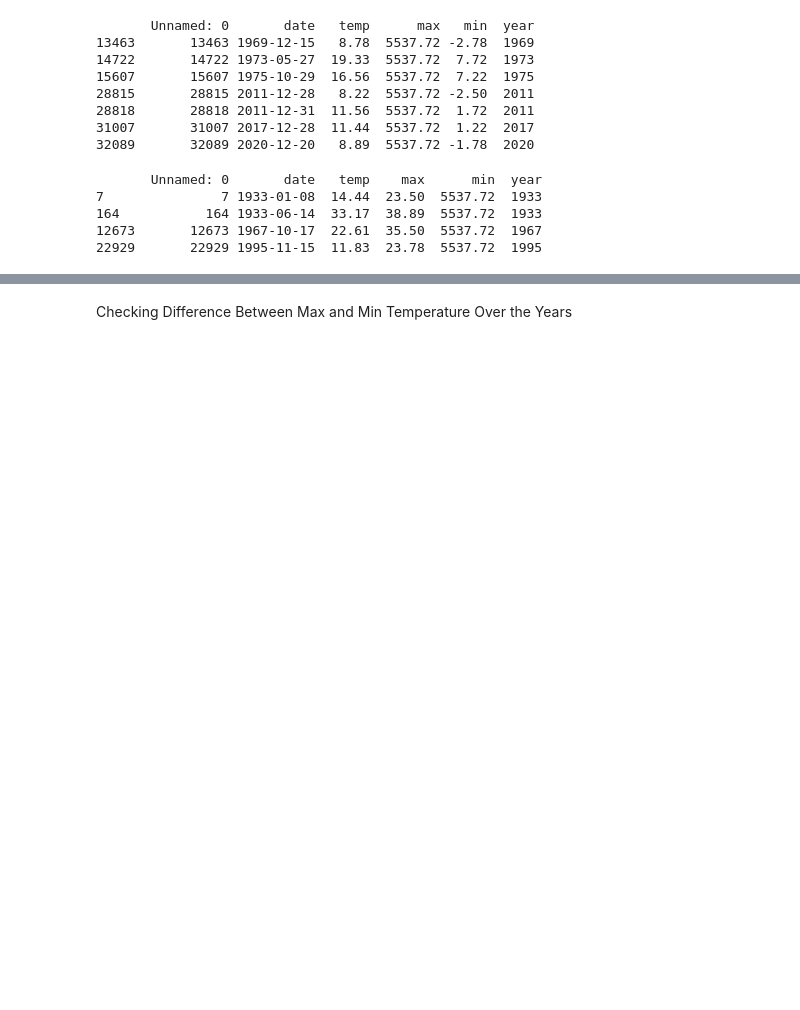
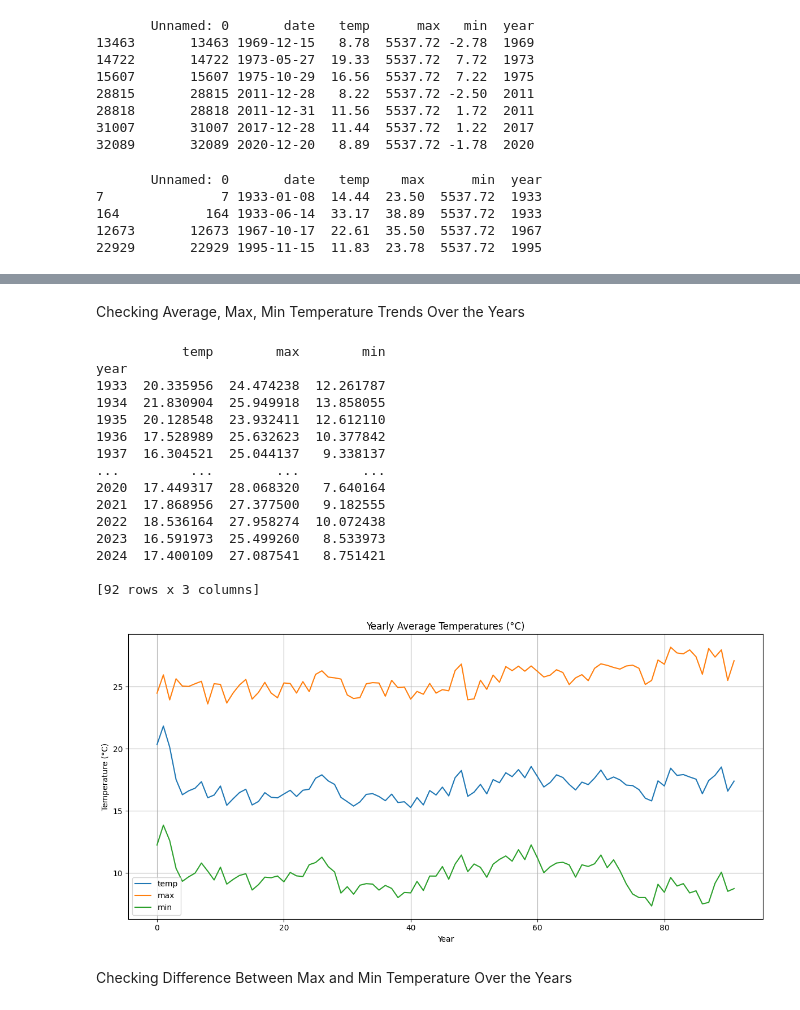
Before and after one commit to GianiRanzetti/Minerva---Weather-Derivatives, a Jupyter notebook: CNN-LSTM Model/Neural-Networks.ipynb, the cells around one changed output, grey strips where cells are left out. Saved outputs shown, nothing was run; the diff lists cells and outputs as text; code cells hidden in the pictures; blank space fills up the shorter version.

```diff
--- a/CNN-LSTM Model/Neural-Networks.ipynb
+++ b/CNN-LSTM Model/Neural-Networks.ipynb
@@ -122,3 +105,44 @@ std                              NaN      7.414279  NaN
+# %% [markdown]
+Checking Average, Max, Min Temperature Trends Over the Years
+# %%
+# Extract year for grouping
+df['year'] = df['date'].dt.year
+
+# Group by year and calculate mean
+yearly_trends = df.groupby('year')[temp_cols].mean()
+yearly_trends = yearly_trends[yearly_trends.index < 2025]
+print(yearly_trends)
+yearly_trends.reset_index(inplace=True)
+
+
+plt.figure(figsize=(12, 6))
+for col in temp_cols:
+    plt.plot(yearly_trends.index, yearly_trends[col], label=col)
+
+plt.title("Yearly Average Temperatures (°C)")
+plt.xlabel("Year")
+plt.ylabel("Temperature (°C)")
+plt.legend()
+plt.grid(True)
+plt.tight_layout()
+plt.show()
+# %% [output]
+           temp        max        min
+year
+1933  20.335956  24.474238  12.261787
+1934  21.830904  25.949918  13.858055
+1935  20.128548  23.932411  12.612110
+1936  17.528989  25.632623  10.377842
+1937  16.304521  25.044137   9.338137
+...         ...        ...        ...
+2020  17.449317  28.068320   7.640164
+2021  17.868956  27.377500   9.182555
+2022  18.536164  27.958274  10.072438
+2023  16.591973  25.499260   8.533973
+2024  17.400109  27.087541   8.751421
+
+[92 rows x 3 columns]
+[figure, added]
 # %% [markdown]
 Checking Difference Between Max and Min Temperature Over the Years
 # %%
```
Also changed, not shown: parts of 16 cells of this notebook, 2 other files.
